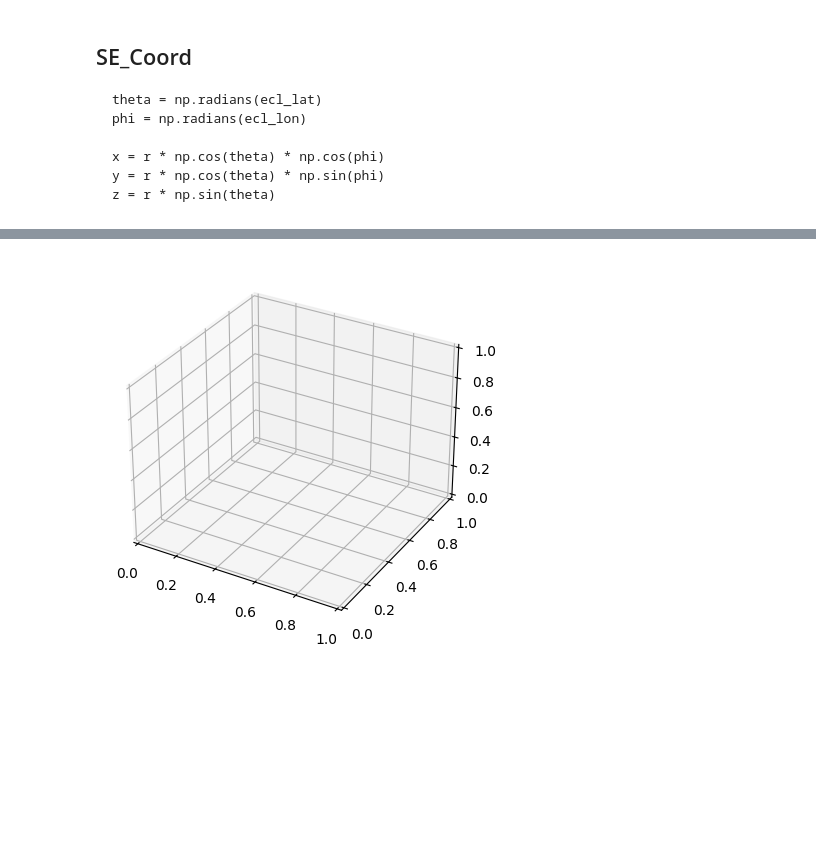
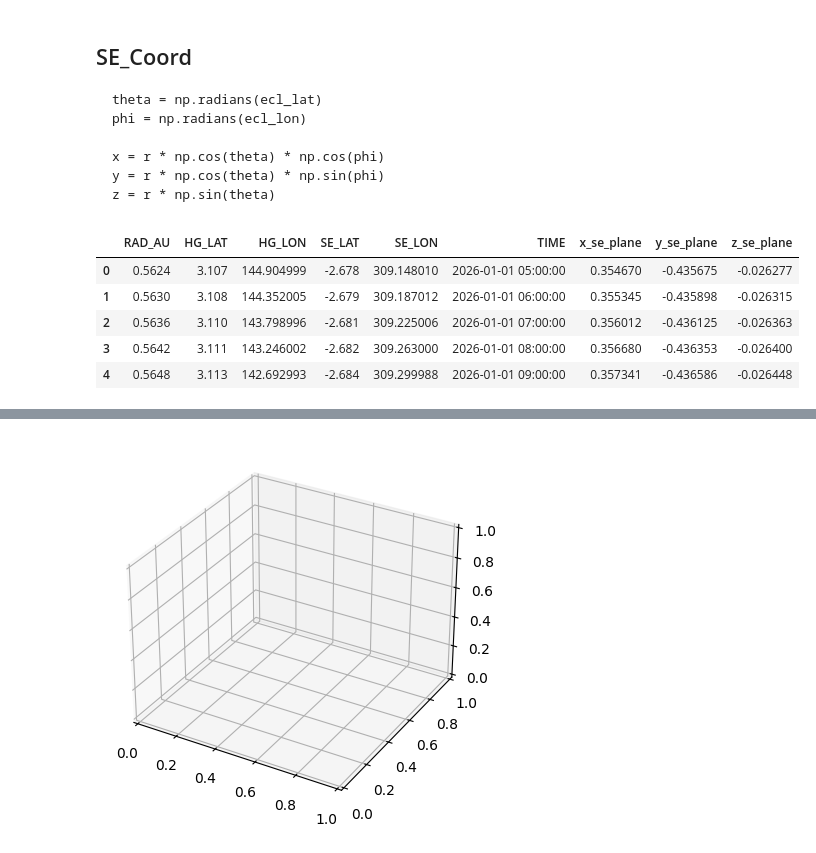
Before and after one commit to iDelfin/ParkerSP_Data_information, a Jupyter notebook: dataExploration.ipynb, the cells around one changed output, grey strips where cells are left out. Cells and saved outputs as stored; diff of their text form; code cells hidden in the pictures; blank space fills up the shorter version.

```diff
--- a/dataExploration.ipynb
+++ b/dataExploration.ipynb
@@ -195,5 +195,14 @@ coordinets_graph_SE["x_se_plane"] = (coordinets_graph_SE["RAD_AU"] * np.cos(thet
 coordinets_graph_SE["y_se_plane"] = (coordinets_graph_SE["RAD_AU"] * np.cos(theta_lat) * np.sin(phi_lon))
 coordinets_graph_SE["z_se_plane"] = (coordinets_graph_SE["RAD_AU"] * np.sin(theta_lat))
+# %%
+coordinets_graph_SE.head()
+# %% [output]
+|  | RAD_AU | HG_LAT | HG_LON | SE_LAT | SE_LON | TIME | x_se_plane | y_se_plane | z_se_plane |
+| 0 | 0.5624 | 3.107 | 144.904999 | -2.678 | 309.148010 | 2026-01-01 05:00:00 | 0.354670 | -0.435675 | -0.026277 |
+| 1 | 0.5630 | 3.108 | 144.352005 | -2.679 | 309.187012 | 2026-01-01 06:00:00 | 0.355345 | -0.435898 | -0.026315 |
+| 2 | 0.5636 | 3.110 | 143.798996 | -2.681 | 309.225006 | 2026-01-01 07:00:00 | 0.356012 | -0.436125 | -0.026363 |
+| 3 | 0.5642 | 3.111 | 143.246002 | -2.682 | 309.263000 | 2026-01-01 08:00:00 | 0.356680 | -0.436353 | -0.026400 |
+| 4 | 0.5648 | 3.113 | 142.692993 | -2.684 | 309.299988 | 2026-01-01 09:00:00 | 0.357341 | -0.436586 | -0.026448 |
 # %%
 wts = "B"
 
```
Also changed, not shown: parts of 2 cells of this notebook.
